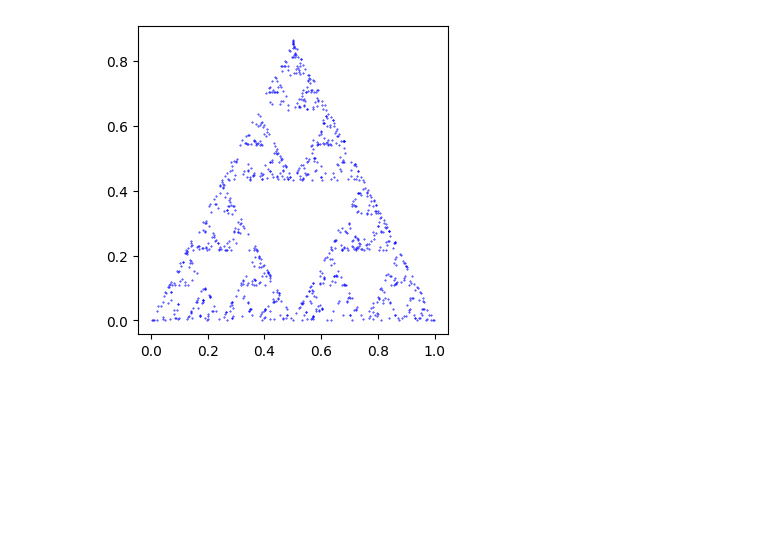
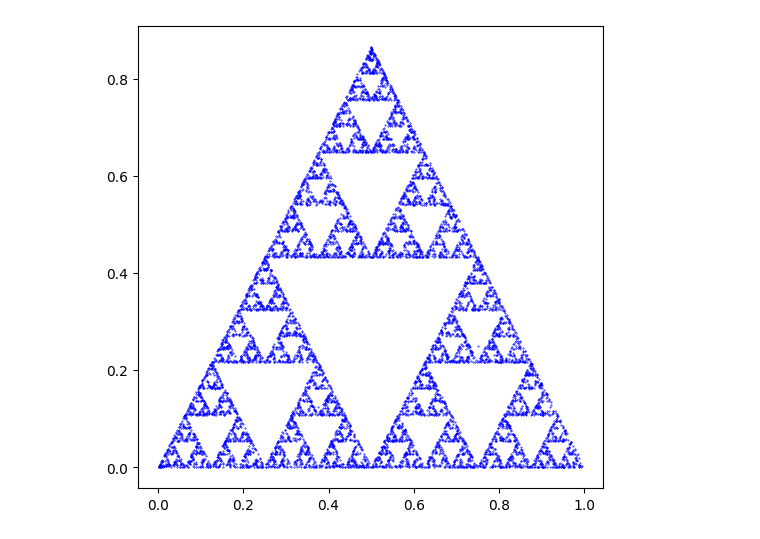
Before and after one commit to MiniSoda17/comp3710-fractal, a Jupyter notebook: fractal.ipynb, the cells around one changed output. Cells and saved outputs as stored; diff of their text form; code cells hidden in the pictures; blank space fills up the shorter version.

Commit message:
Increases the number of points to 10000 for more detailed view

```diff
--- a/fractal.ipynb
+++ b/fractal.ipynb
@@ -1,20 +1,20 @@
 # %%
 import matplotlib.pyplot as plt
 import torch
 
 initial_triangle = torch.tensor([[0.0, 0.0], [1.0, 0.0], [0.5, 0.866]])
 point = torch.tensor([0.5, 0.5])
 
-points_holder = torch.zeros((1000, 2))
+points_holder = torch.zeros((10000, 2))
 
-for i in range(1000):
+for i in range(10000):
     random_vertex = initial_triangle[torch.randint(0, 3, (1,))]
     point = (point + random_vertex) / 2
     points_holder[i] = point
 
 
-plt.figure(figsize=(4, 4))
+plt.figure(figsize=(6, 6))
 plt.scatter(points_holder[:, 0], points_holder[:, 1], 0.15, color='blue')
 plt.show()
 # %% [output]
-[figure, old version]
+[figure, new version]
```
